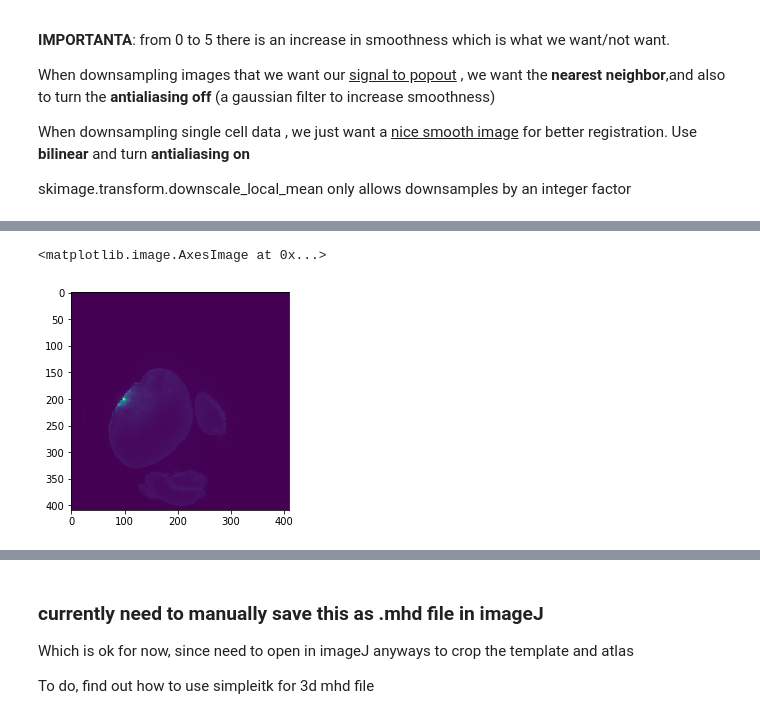
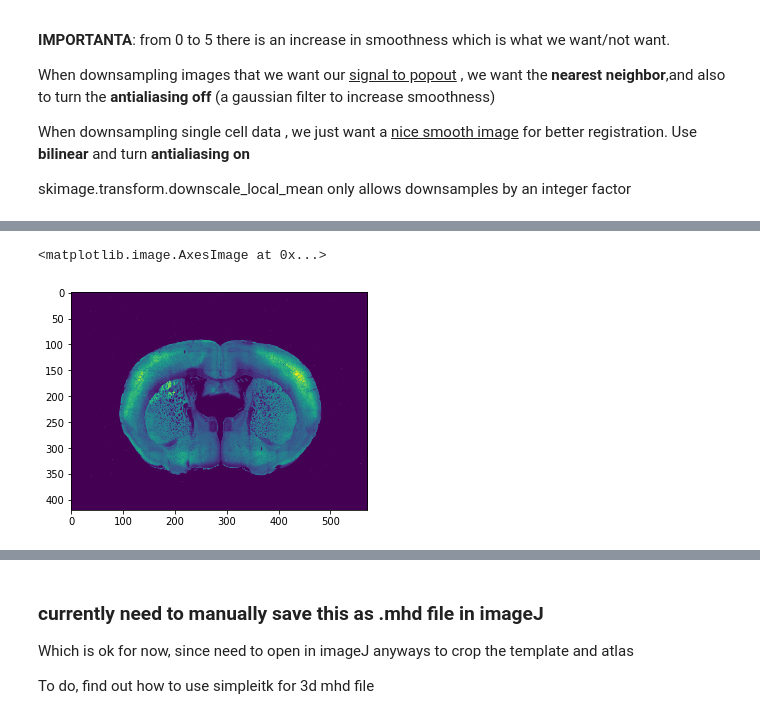
Before and after one commit to YANQI-LIU/Image_Registration, a Jupyter notebook: DownsampleVolume.ipynb, the cells around one changed output, grey strips where cells are left out. Drawn from its saved outputs; the diff is of its cells as text; code cells hidden in the pictures.

```diff
--- a/DownsampleVolume.ipynb
+++ b/DownsampleVolume.ipynb
@@ -120,10 +122,10 @@ for i in range (z):
     tifarray[:,:,i]= new_xyplane
 # %%
 # test to see if things worked
-plt.imshow(tifarray[:,:,136])
+plt.imshow(tifarray[:,:,336])
 # %% [output]
 <matplotlib.image.AxesImage at 0x...>
-[figure, old version]
+[figure, new version]
 # %%
 # plt.imshow(np.roll(tifarray[:,:,135], -65, axis=0))
 # %%
```
Also changed, not shown: parts of 8 cells of this notebook, 19 other files.
